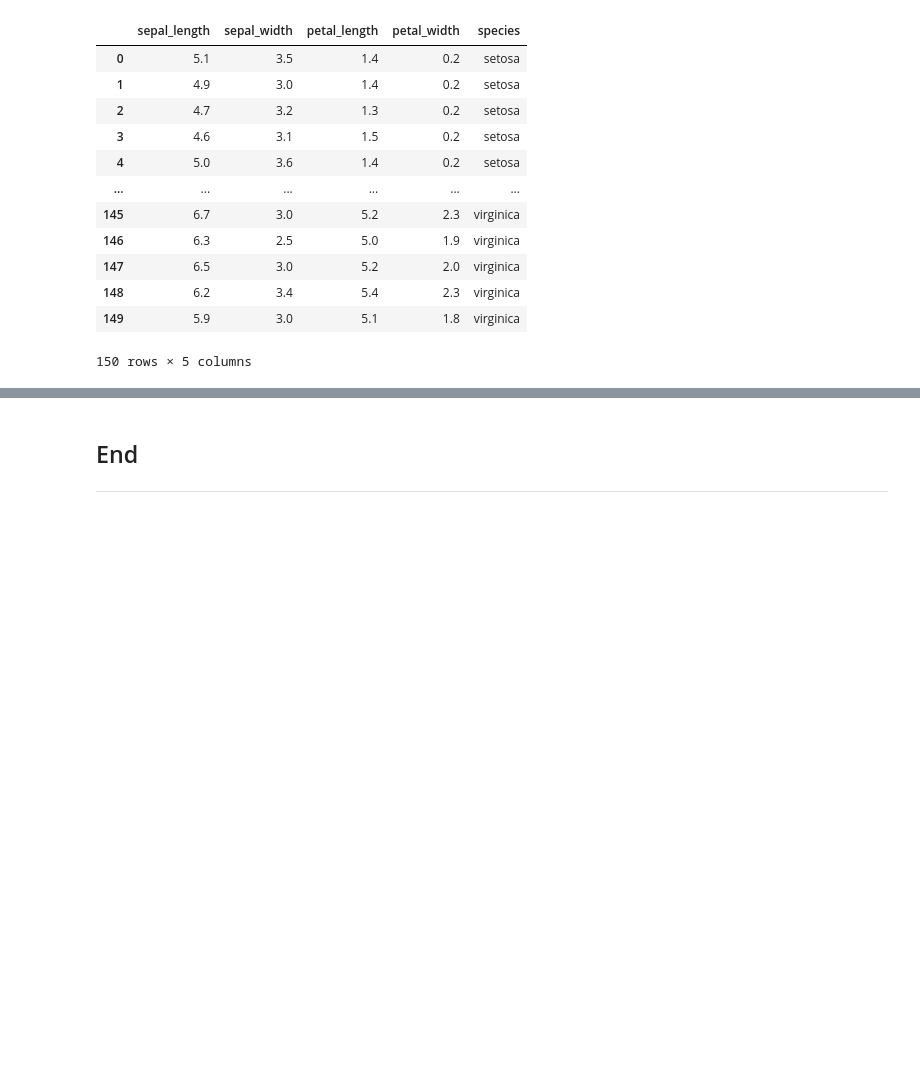
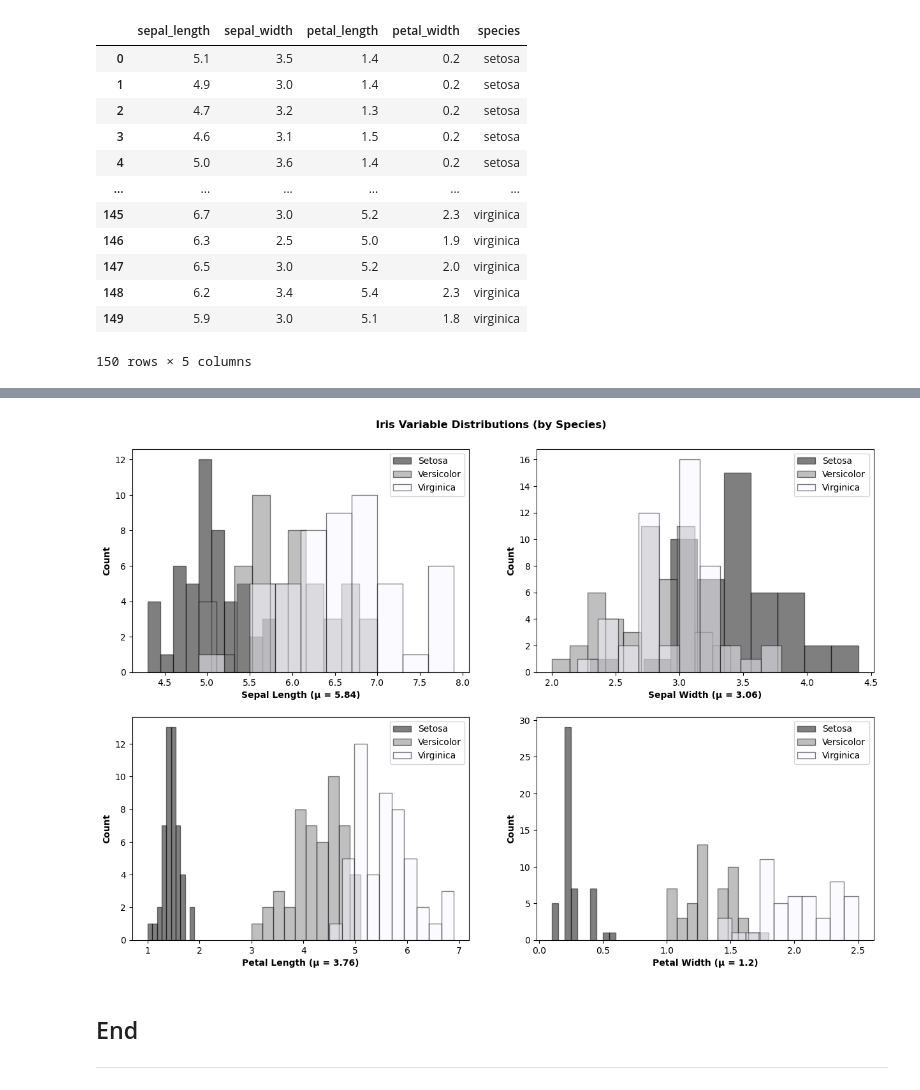
Before and after one commit to fdennehy/pands-project, a Jupyter notebook: iris.ipynb, the cells around one changed output, grey strips where cells are left out. Saved outputs shown, nothing was run; the diff lists cells and outputs as text; code cells hidden in the pictures; blank space fills up the shorter version.

```diff
--- a/iris.ipynb
+++ b/iris.ipynb
@@ -268,3 +106,54 @@ array([[1.        , 0.96286543],
+# %%
+# Create subset dataframes for the different species
+setosa_df = df[df["species"].str.contains("setosa")]
+versicolor_df = df[df["species"].str.contains("versicolor")]
+virginica_df = df[df["species"].str.contains("virginica")]
+# %%
+# https://matplotlib.org/stable/api/_as_gen/matplotlib.pyplot.suptitle.html
+# https://matplotlib.org/stable/api/text_api.html#matplotlib.text.Text.set_fontweight
+
+
+# Create a new figure and sets of axes, split into 2 rows and 2 columns.
+fig, ax = plt.subplots(2,2)
+
+# Set figure title & size
+fig.suptitle('Iris Variable Distributions (by Species)',y=.925,fontweight = 900)
+fig.set_figheight(10)
+fig.set_figwidth(15)
+
+# Plot histograms of the four variables by species, each subplot has three histograms overlayed on each other.
+# https://www.geeksforgeeks.org/overlapping-histograms-with-matplotlib-in-python/
+ax[0,0].hist(setosa_df["sepal_length"], edgecolor='black', color="black", alpha=0.5)
+ax[0,0].hist(versicolor_df["sepal_length"], edgecolor='black', color="grey", alpha=0.5)
+ax[0,0].hist(virginica_df["sepal_length"], edgecolor='black', color="ghostwhite", alpha=0.5)
+ax[0,1].hist(setosa_df["sepal_width"], edgecolor='black', color="black", alpha=0.5)
+ax[0,1].hist(versicolor_df["sepal_width"], edgecolor='black', color="grey", alpha=0.5)
+ax[0,1].hist(virginica_df["sepal_width"], edgecolor='black', color="ghostwhite", alpha=0.5)
+ax[1,0].hist(setosa_df["petal_length"], edgecolor='black', color="black", alpha=0.5)
+ax[1,0].hist(versicolor_df["petal_length"], edgecolor='black', color="grey", alpha=0.5)
+ax[1,0].hist(virginica_df["petal_length"], edgecolor='black', color="ghostwhite", alpha=0.5)
+ax[1,1].hist(setosa_df["petal_width"], edgecolor='black', color="black", alpha=0.5)
+ax[1,1].hist(versicolor_df["petal_width"], edgecolor='black', color="grey", alpha=0.5)
+ax[1,1].hist(virginica_df["petal_width"], edgecolor='black', color="ghostwhite", alpha=0.5)
+
+# Set axis labels & legends for four subplots.
+ax[0,0].set_xlabel("Sepal Length (μ = 5.84)", fontweight = 550)
+ax[0,0].set_ylabel("Count", fontweight = 550)
+ax[0,0].legend(['Setosa','Versicolor','Virginica'])
+ax[0,1].set_xlabel("Sepal Width (μ = 3.06)", fontweight = 550)
+ax[0,1].set_ylabel("Count", fontweight = 550)
+ax[0,1].legend(['Setosa','Versicolor','Virginica'])
+ax[1,0].set_xlabel("Petal Length (μ = 3.76)", fontweight = 550)
+ax[1,0].set_ylabel("Count", fontweight = 550)
+ax[1,0].legend(['Setosa','Versicolor','Virginica'])
+ax[1,1].set_xlabel("Petal Width (μ = 1.2)", fontweight = 550)
+ax[1,1].set_ylabel("Count", fontweight = 550)
+ax[1,1].legend(['Setosa','Versicolor','Virginica'])
+
+# Save to png
+plt.savefig('Iris_dist_by_species.png')
+# %% [output]
+[figure, added]
 # %% [markdown]
 ## End
 
```
Also changed, not shown: parts of 22 cells of this notebook.
